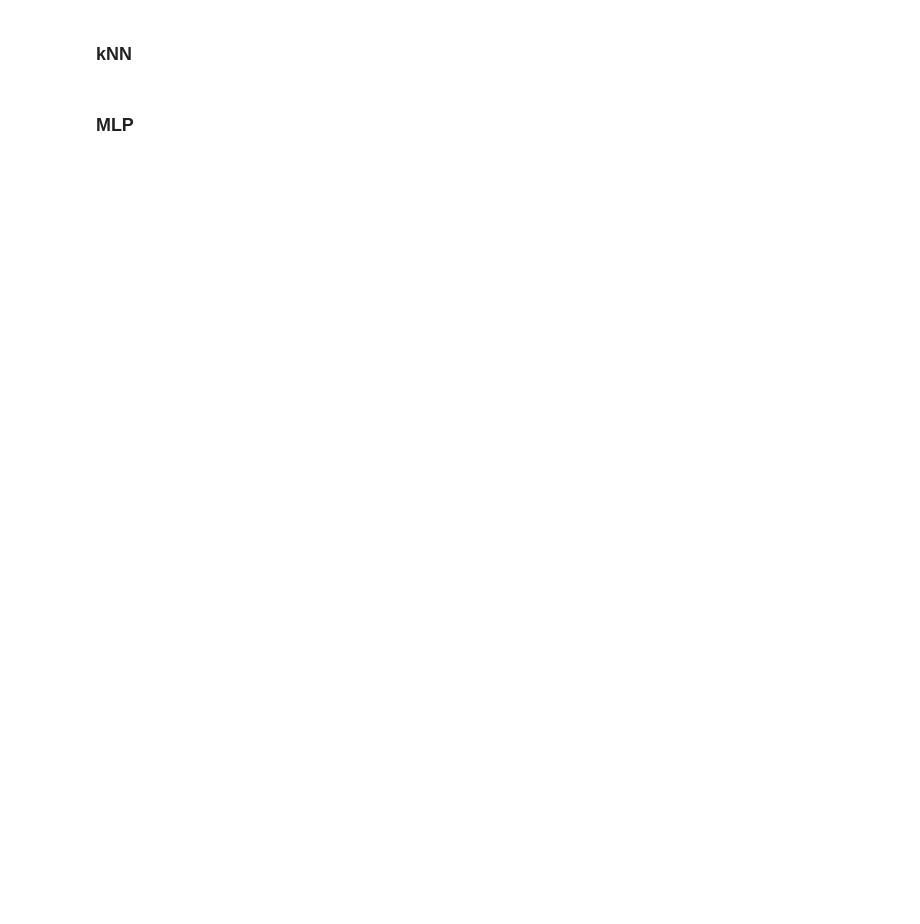
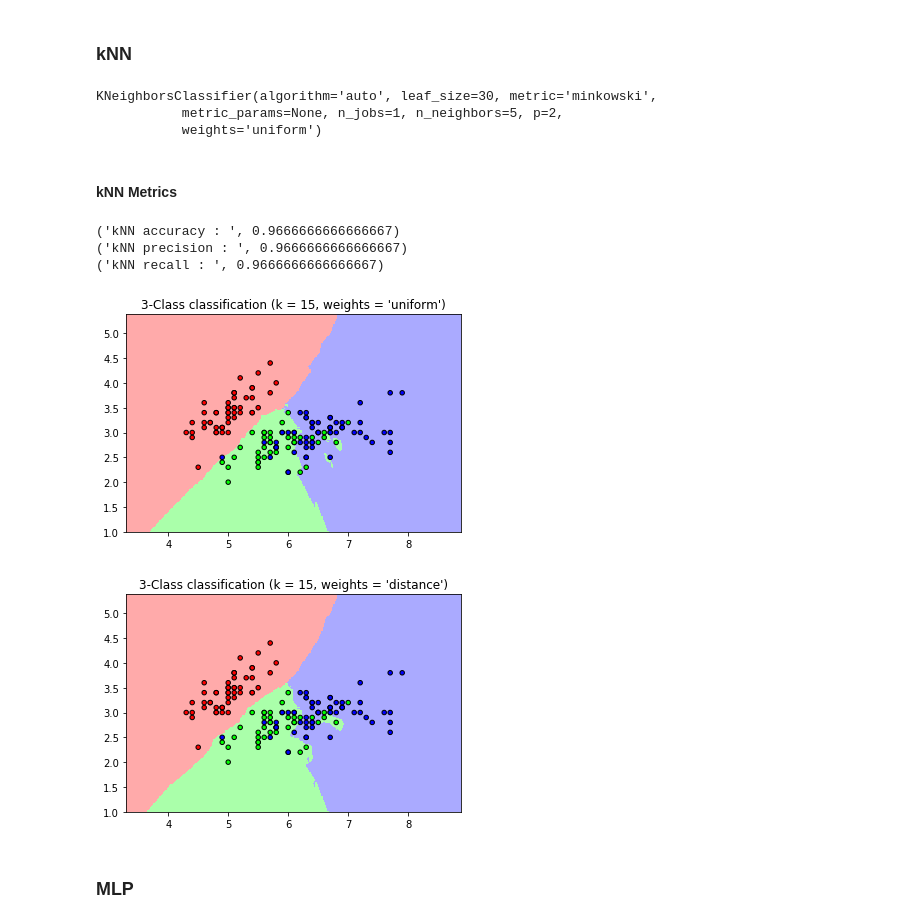
Before and after one commit to 13516016/sklearn-exploration, a Jupyter notebook: Tugas Kecil - AI - II.ipynb, the cells around one changed output. Cells and saved outputs as stored; diff of their text form; code cells hidden in the pictures; blank space fills up the shorter version.

```diff
--- a/Tugas Kecil - AI - II.ipynb
+++ b/Tugas Kecil - AI - II.ipynb
@@ -129,2 +129,70 @@ graph
+# %%
+knn_model = KNeighborsClassifier()
+knn_model.fit(iris_X, iris_y)
+iris_predict = knn_model.predict(iris_X)
+print(knn_model)
+# %% [output]
+KNeighborsClassifier(algorithm='auto', leaf_size=30, metric='minkowski',
+           metric_params=None, n_jobs=1, n_neighbors=5, p=2,
+           weights='uniform')
+# %% [markdown]
+#### kNN Metrics
+# %%
+accuracy = accuracy_score(y_pred=iris_predict, y_true=iris_y)
+precision = precision_score(y_pred=iris_predict, y_true=iris_y, average='micro')
+recall = recall_score(y_pred=iris_predict, y_true=iris_y, average='micro')
+
+print("kNN accuracy : ", accuracy)
+print("kNN precision : ", precision)
+print("kNN recall : ", recall)
+# %% [output]
+('kNN accuracy : ', 0.9666666666666667)
+('kNN precision : ', 0.9666666666666667)
+('kNN recall : ', 0.9666666666666667)
+# %%
+# Into visualization
+
+n_neighbors = 15
+
+iris = datasets.load_iris()
+
+X = iris.data[:, :2]
+y = iris.target
+
+h = .02  # step size in the mesh
+
+# Create color maps
+cmap_light = ListedColormap(['#FFAAAA', '#AAFFAA', '#AAAAFF'])
+cmap_bold = ListedColormap(['#FF0000', '#00FF00', '#0000FF'])
+
+for weights in ['uniform', 'distance']:
+    # we create an instance of Neighbours Classifier and fit the data.
+    clf = neighbors.KNeighborsClassifier(n_neighbors, weights=weights)
+    clf.fit(X, y)
+
+    # Plot the decision boundary. For that, we will assign a color to each
+    # point in the mesh [x_min, x_max]x[y_min, y_max].
+    x_min, x_max = X[:, 0].min() - 1, X[:, 0].max() + 1
+    y_min, y_max = X[:, 1].min() - 1, X[:, 1].max() + 1
+    xx, yy = np.meshgrid(np.arange(x_min, x_max, h),
+                         np.arange(y_min, y_max, h))
+    Z = clf.predict(np.c_[xx.ravel(), yy.ravel()])
+
+    # Put the result into a color plot
+    Z = Z.reshape(xx.shape)
+    plt.figure()
+    plt.pcolormesh(xx, yy, Z, cmap=cmap_light)
+
+    # Plot also the training points
+    plt.scatter(X[:, 0], X[:, 1], c=y, cmap=cmap_bold,
+                edgecolor='k', s=20)
+
+    plt.title("3-Class classification (k = %i, weights = '%s')"
+              % (n_neighbors, weights))
+
+plt.show()
+# %% [output]
+[figure, added]
+[figure, added]
 # %% [markdown]
 ### MLP
```
Also changed, not shown: parts of 62 cells of this notebook.
